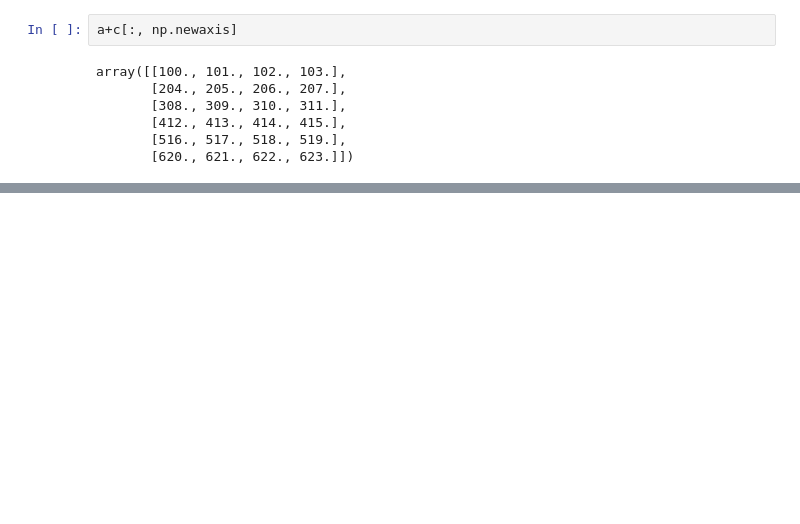
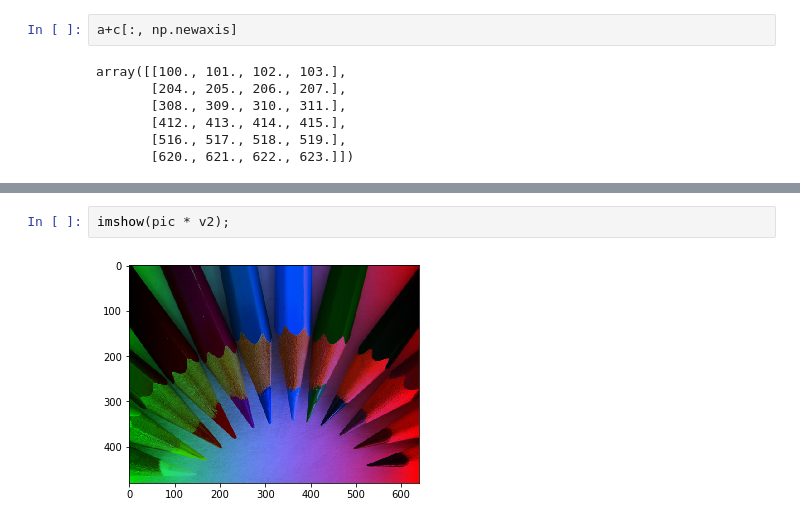
Before and after one commit to nonZero/learn-numpy, a Jupyter notebook: 031-broadcasting.ipynb, the cells around one changed output, grey strips where cells are left out. Saved outputs shown, nothing was run; the diff lists cells and outputs as text; blank space fills up the shorter version.

```diff
--- a/031-broadcasting.ipynb
+++ b/031-broadcasting.ipynb
@@ -87,0 +159,4 @@ imshow(m * v / v.max())
+# %%
+imshow(pic * v2);
+# %% [output]
+[figure, added]
```
Also changed, not shown: parts of 24 cells of this notebook.
